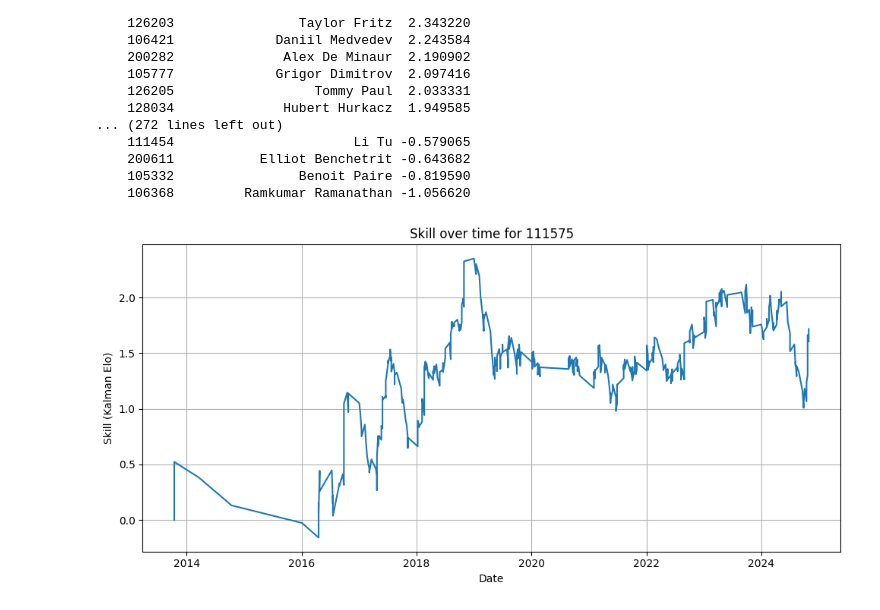
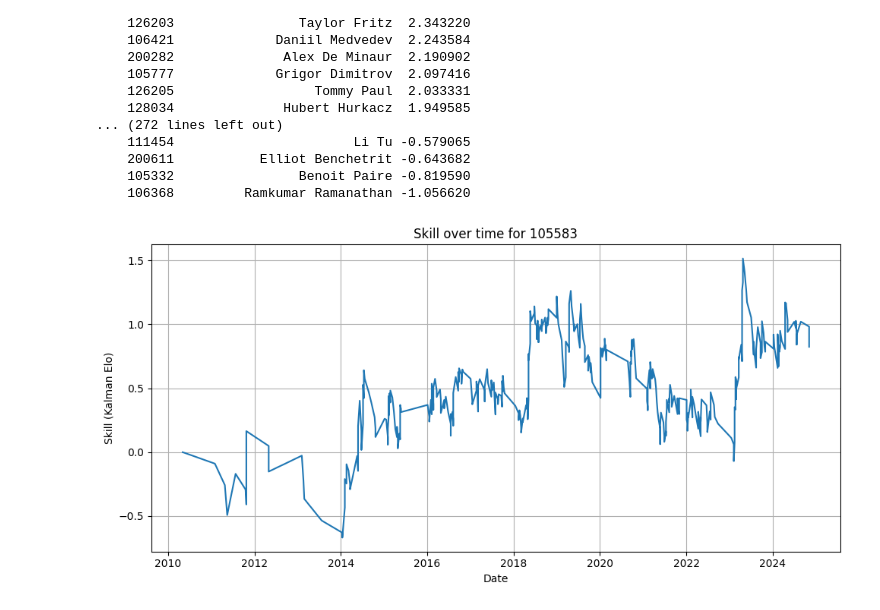
Before and after one commit to jaydenshi99/atp-forecaster, a Jupyter notebook: notebooks/experiments/kalman_filter.ipynb, the cells around one changed output. Cells and saved outputs as stored; diff of their text form; code cells hidden in the pictures.

```diff
--- a/notebooks/experiments/kalman_filter.ipynb
+++ b/notebooks/experiments/kalman_filter.ipynb
@@ -345,6 +345,6 @@ top = display_top_elo_players_flex(skill_df, n=500)
     105332                Benoit Paire -0.819590
     106368         Ramkumar Ramanathan -1.056620
 # %%
-player_df = plot_player_elo(skill_df, player_id=111575)
+player_df = plot_player_elo(skill_df, player_id=105583)
 # %% [output]
-[figure, old version]
+[figure, new version]
```
